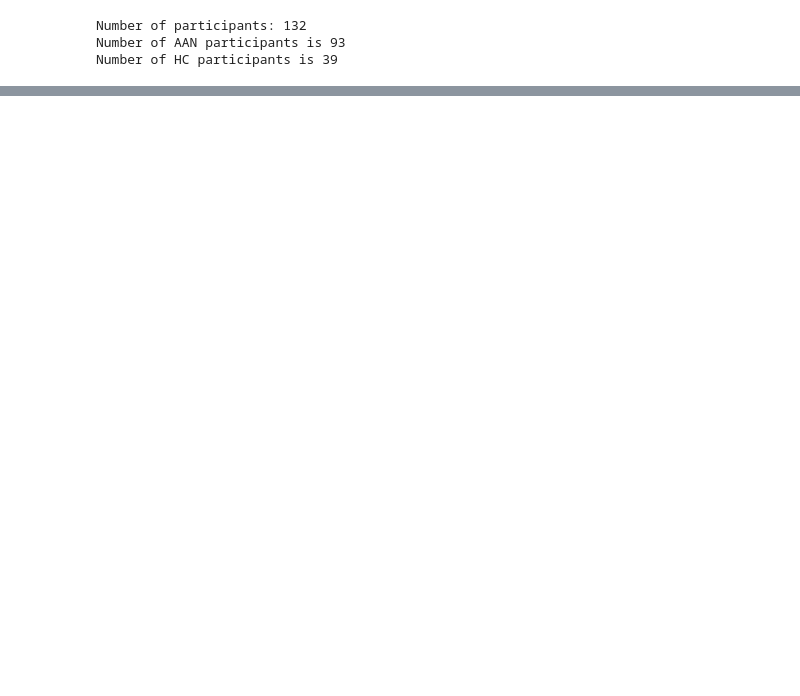
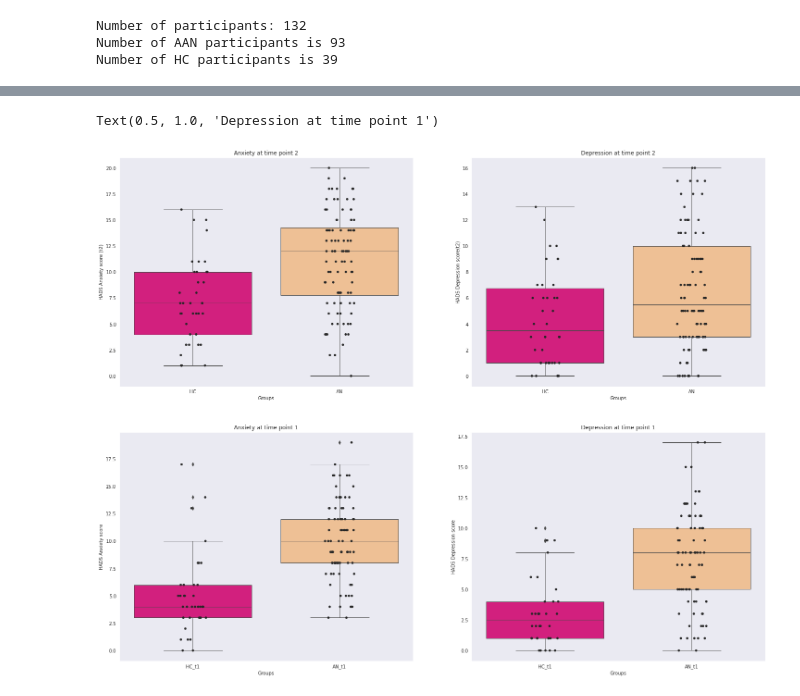
Before and after one commit to WMDA/BB_data, a Jupyter notebook: presentations/meeting.ipynb, the cells around one changed output, grey strips where cells are left out. Saved outputs shown, nothing was run; the diff lists cells and outputs as text; code cells hidden in the pictures; blank space fills up the shorter version.

```diff
--- a/presentations/meeting.ipynb
+++ b/presentations/meeting.ipynb
@@ -53,0 +82,24 @@ df: 128.0
+# %%
+fig,ax = plt.subplots(2,2, figsize=(25,20))
+sns.boxplot(x='group', y='anxiety', data=hads_df, ax=ax[0][0], linewidth=1, palette='Accent_r')
+sns.stripplot(ax=ax[0][0], x="group", y="anxiety", data=hads_df, color=".15")
+ax[0][0].set(xlabel='Groups', ylabel='HADS Anxiety score (t2)')
+ax[0][0].set_title('Anxiety at time point 2')
+
+sns.boxplot(x='group', y='depression', data=hads_df, ax=ax[0][1], linewidth=1, palette='Accent_r')
+sns.stripplot(ax=ax[0][1], x="group", y="depression", data=hads_df, color=".15")
+ax[0][1].set(xlabel='Groups', ylabel='HADS Depression score(t2)')
+ax[0][1].set_title('Depression at time point 2')
+
+sns.boxplot(x='group', y='anxiety', data=hads_t1, ax=ax[1][0], linewidth=1, palette='Accent_r')
+sns.stripplot(ax=ax[1][0], x="group", y="anxiety", data=hads_t1, color=".15")
+ax[1][0].set(xlabel='Groups', ylabel='HADS Anxiety score')
+ax[1][0].set_title('Anxiety at time point 1')
+
+sns.boxplot(x='group', y='depression', data=hads_t1, ax=ax[1][1], linewidth=1, palette='Accent_r')
+sns.stripplot(ax=ax[1][1], x="group", y="depression", data=hads_t1, color=".15")
+ax[1][1].set(xlabel='Groups', ylabel='HADS Depression score',)
+ax[1][1].set_title('Depression at time point 1')
+# %% [output]
+Text(0.5, 1.0, 'Depression at time point 1')
+[figure, added]
```
Also changed, not shown: parts of 14 cells of this notebook, 6 other files.
